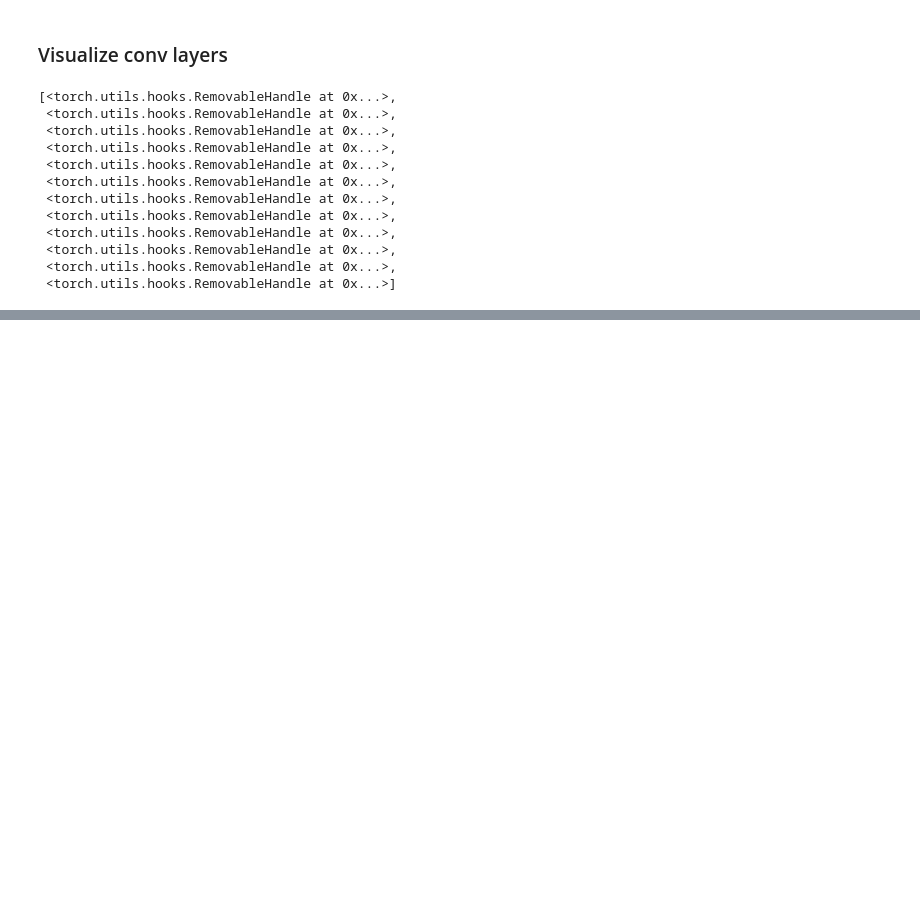
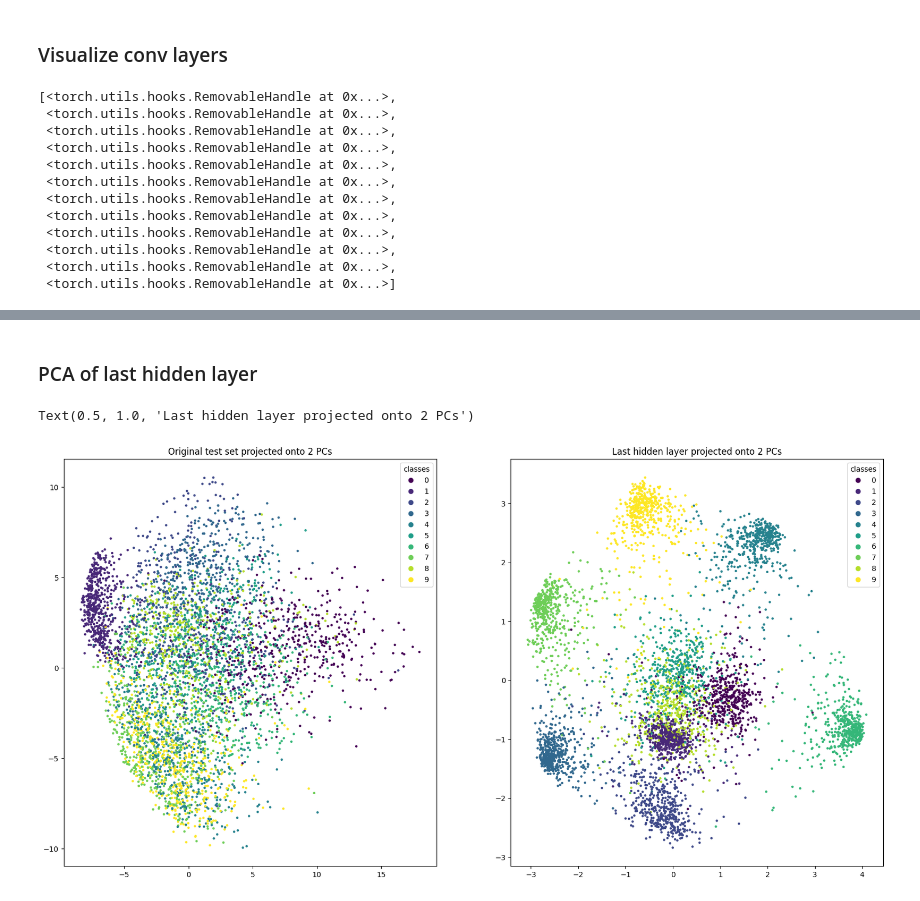
Before and after one commit to Janko-dev/deeplearning_notebooks, a Jupyter notebook: notebooks/convolutional_neural_networks.ipynb, the cells around one changed output, grey strips where cells are left out. Cells and saved outputs as stored; diff of their text form; code cells hidden in the pictures; blank space fills up the shorter version.

```diff
--- a/notebooks/convolutional_neural_networks.ipynb
+++ b/notebooks/convolutional_neural_networks.ipynb
@@ -507,0 +508,2 @@ for name in features.keys():
+# %% [markdown]
+### PCA of last hidden layer
@@ -507,0 +513,18 @@ for name in features.keys():
+# %%
+from sklearn.decomposition import PCA
+
+X_pca = PCA(n_components=2).fit_transform(X_test.reshape((5000, -1)))
+lenet(X_test.to('cuda'))
+hidden_X_pca = PCA(n_components=2).fit_transform(features['last_layer'].cpu().detach().numpy().reshape((5000, -1)))
+
+fig, (ax1, ax2) = plt.subplots(1, 2, figsize=(20, 10))
+sc1 = ax1.scatter(X_pca[:, 0], X_pca[:, 1], c=y_test.numpy().tolist(), s=5)
+ax1.legend(*sc1.legend_elements(), title='classes')
+ax1.set_title('Original test set projected onto 2 PCs')
+
+sc2 = ax2.scatter(hidden_X_pca[:, 0], hidden_X_pca[:, 1], c=y_test.numpy().tolist(), s=5)
+ax2.legend(*sc2.legend_elements(), title='classes')
+ax2.set_title('Last hidden layer projected onto 2 PCs')
+# %% [output]
+Text(0.5, 1.0, 'Last hidden layer projected onto 2 PCs')
+[figure, added]
```
Also changed, not shown: parts of 9 cells of this notebook, 10 other files.
